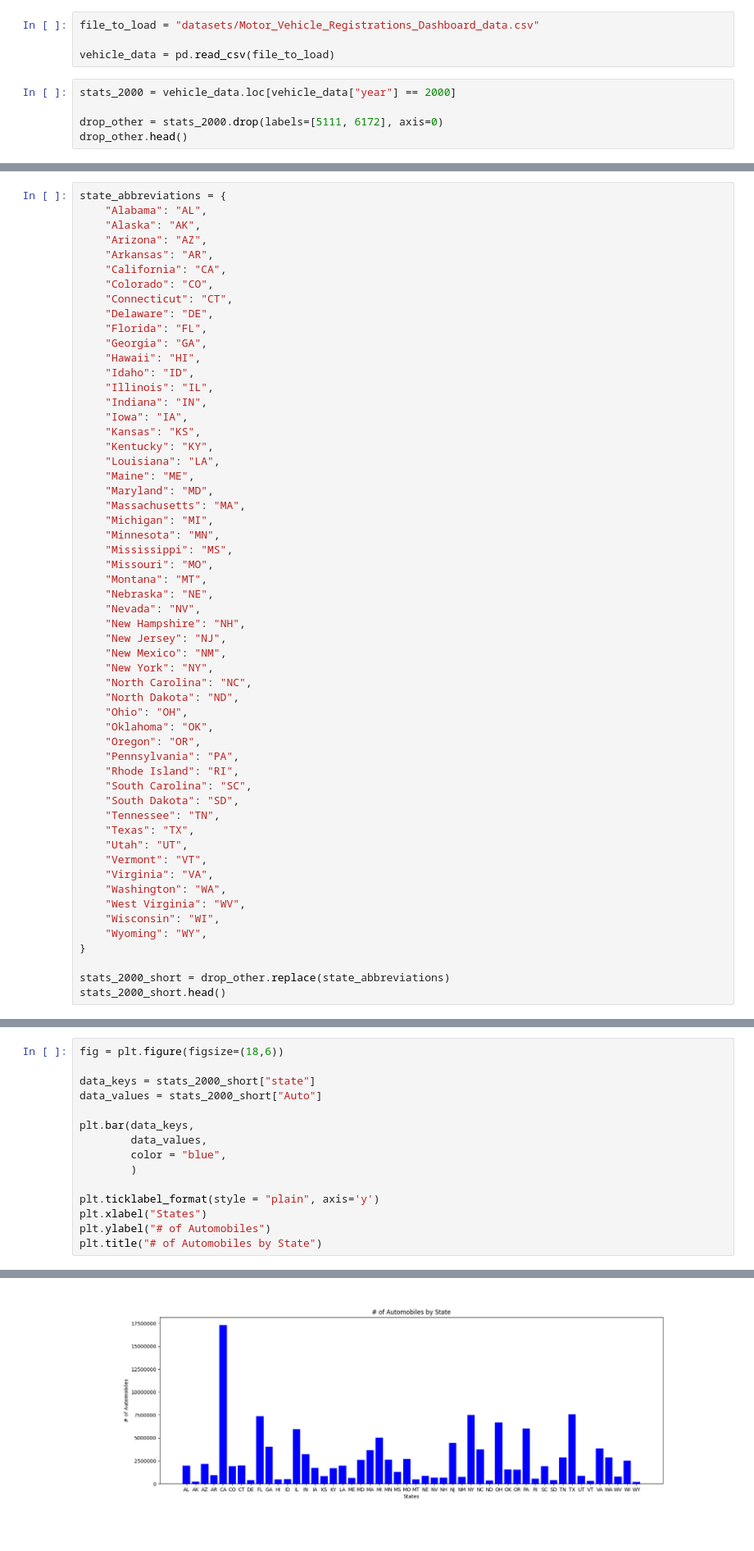
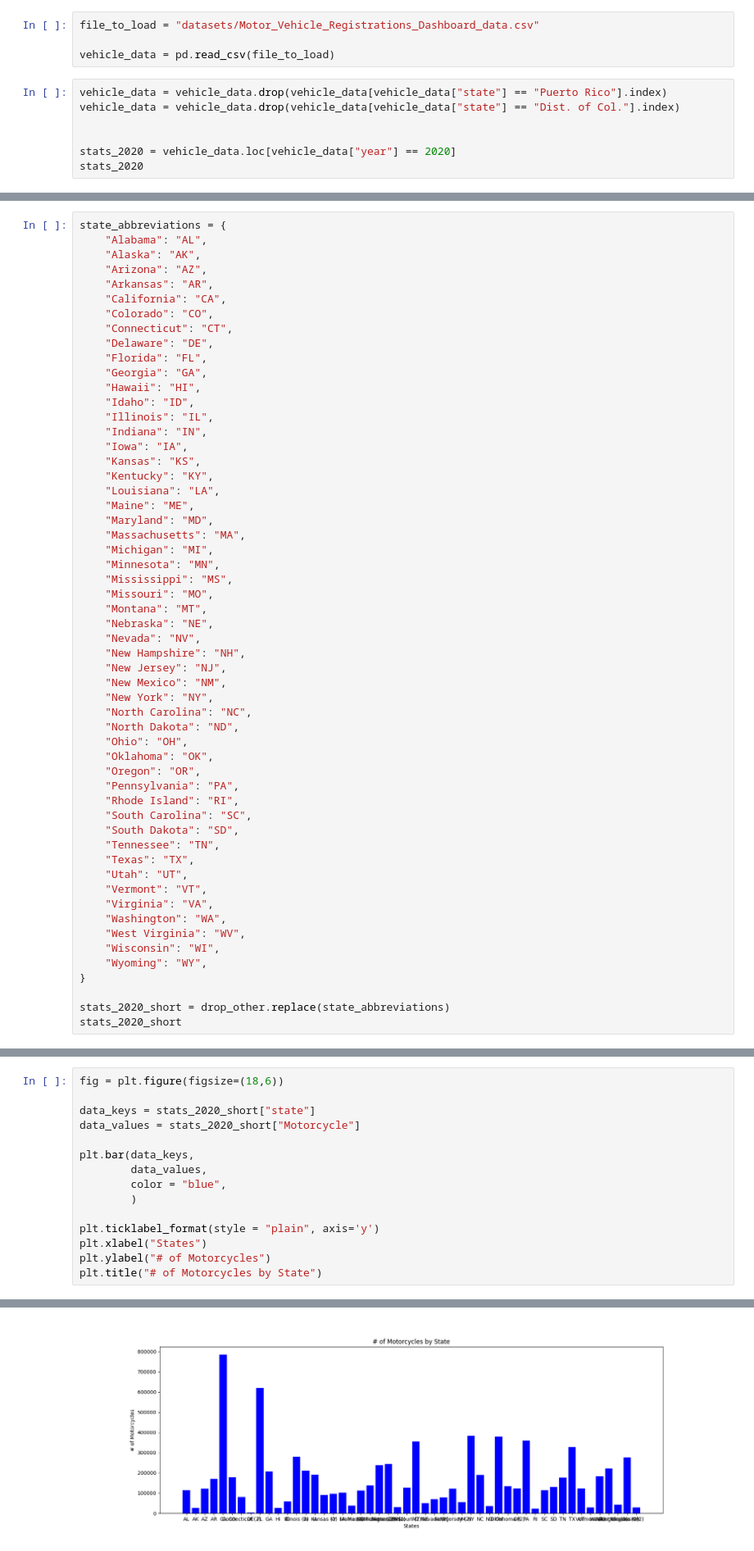
Before and after one commit to Eli80763/data-science-passion-project, a Jupyter notebook: project.ipynb, the cells around one changed output, grey strips where cells are left out. Shown: that part at 82% size. Cells and saved outputs as stored; diff of their text form.

Commit message:
update to data and dropped territories

```diff
--- a/project.ipynb
+++ b/project.ipynb
@@ -9,9 +17,11 @@ file_to_load = "datasets/Motor_Vehicle_Registrations_Dashboard_data.csv"
 
 vehicle_data = pd.read_csv(file_to_load)
 # %%
-stats_2000 = vehicle_data.loc[vehicle_data["year"] == 2000]
+vehicle_data = vehicle_data.drop(vehicle_data[vehicle_data["state"] == "Puerto Rico"].index)
+vehicle_data = vehicle_data.drop(vehicle_data[vehicle_data["state"] == "Dist. of Col."].index)
 
-drop_other = stats_2000.drop(labels=[5111, 6172], axis=0)
-drop_other.head()
+
+stats_2020 = vehicle_data.loc[vehicle_data["year"] == 2020]
+stats_2020
 # %% [output]
 |  | year | state | Auto | Bus | Truck | Motorcycle |
@@ -74,7 +95,7 @@ state_abbreviations = {
     "Wyoming": "WY",
 }
 
-stats_2000_short = drop_other.replace(state_abbreviations)
-stats_2000_short.head()
+stats_2020_short = drop_other.replace(state_abbreviations)
+stats_2020_short
 # %% [output]
 |  | year | state | Auto | Bus | Truck | Motorcycle |
@@ -86,8 +118,8 @@ stats_2000_short.head()
 # %%
 fig = plt.figure(figsize=(18,6))
 
-data_keys = stats_2000_short["state"]
-data_values = stats_2000_short["Auto"]
+data_keys = stats_2020_short["state"]
+data_values = stats_2020_short["Motorcycle"]
 
 plt.bar(data_keys,
         data_values,
@@ -96,6 +128,6 @@ plt.bar(data_keys,
 
 plt.ticklabel_format(style = "plain", axis='y')
 plt.xlabel("States")
-plt.ylabel("# of Automobiles")
-plt.title("# of Automobiles by State")
+plt.ylabel("# of Motorcycles")
+plt.title("# of Motorcycles by State")
 # %% [output]
@@ -103 +135 @@ Text(0.5, 1.0, '# of Automobiles by State')
-[figure, old version]
+[figure, new version]
```
Also changed, not shown: parts of 4 cells of this notebook.
